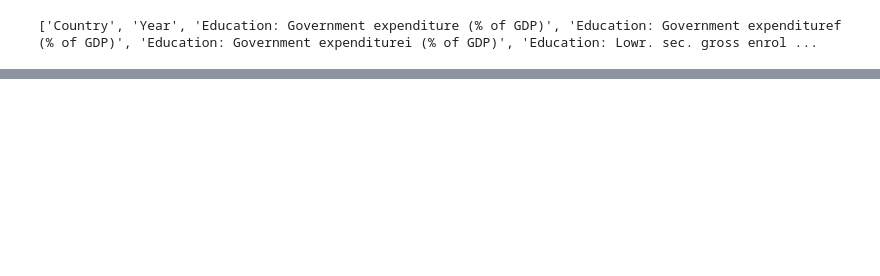
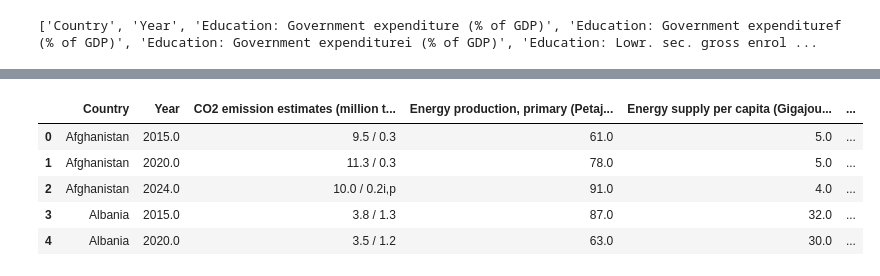
Before and after one commit to Kenji721/UN_data_Analysis, a Jupyter notebook: raw_data_exploration.ipynb, the cells around one changed output, grey strips where cells are left out. Saved outputs shown, nothing was run; the diff lists cells and outputs as text; code cells hidden in the pictures; blank space fills up the shorter version.

```diff
--- a/raw_data_exploration.ipynb
+++ b/raw_data_exploration.ipynb
@@ -576,0 +636,23 @@ df_social_indicators_flat.head()
+# %%
+root_column_names = [
+    'CO2 emission estimates (million tons/tons per capita)',
+    'Country',
+    'Energy production, primary (Petajoules)',
+    'Energy supply per capita (Gigajoules)',
+    'Forested area (% of land area)',
+    'Important sites for terrestrial biodiversity protected (%)',
+    'Individuals using the Internet (per 100 inhabitants)',
+    'Net Official Development Assist. disbursed (% of GNI)',
+    'Net Official Development Assist. received (% of GNI)',
+    'Pop. using safely managed drinking water (urban/rural, %)',
+    'Pop. using safely managed sanitation (urban/rural, %)',
+    'Research & Development expenditure (% of GDP)',
+    'Threatened species (number)',
+    'Tourist/visitor arrivals at national borders (000)',
+    'Year'
+]
+
+df_env_infra_indicators = smart_combine_typo_columns(df_env_infra_indicators, root_column_names)
+print(f"\nFinal shape: {df_env_infra_indicators.shape}")
+print(f"Final columns: {list(df_env_infra_indicators.columns)}")
+df_env_infra_indicators.head()
@@ -576,0 +683,23 @@ df_social_indicators_flat.head()
+# %%
+numerical_cols = [
+    "Energy production, primary (Petajoules)",
+    "Energy supply per capita (Gigajoules)",
+    "Forested area (% of land area)",
+    "Important sites for terrestrial biodiversity protected (%)",
+    "Individuals using the Internet (per 100 inhabitants)",
+    "Net Official Development Assist. disbursed (% of GNI)",
+    "Net Official Development Assist. received (% of GNI)",
+    "Research & Development expenditure (% of GDP)",
+    "Threatened species (number)",
+    "Tourist/visitor arrivals at national borders (000)"
+]
+
+df_env_infra_indicators = clean_numerical_cols(df_env_infra_indicators, numerical_cols)
+df_env_infra_indicators.head()
+# %% [output]
+|  | Country | Year | CO2 emission estimates (million t... | Energy production, primary (Petaj... | Energy supply per capita (Gigajou... | ... |
+| 0 | Afghanistan | 2015.0 | 9.5 / 0.3 | 61.0 | 5.0 | ... |
+| 1 | Afghanistan | 2020.0 | 11.3 / 0.3 | 78.0 | 5.0 | ... |
+| 2 | Afghanistan | 2024.0 | 10.0 / 0.2i,p | 91.0 | 4.0 | ... |
+| 3 | Albania | 2015.0 | 3.8 / 1.3 | 87.0 | 32.0 | ... |
+| 4 | Albania | 2020.0 | 3.5 / 1.2 | 63.0 | 30.0 | ... |
```
Also changed, not shown: parts of 13 cells of this notebook.
